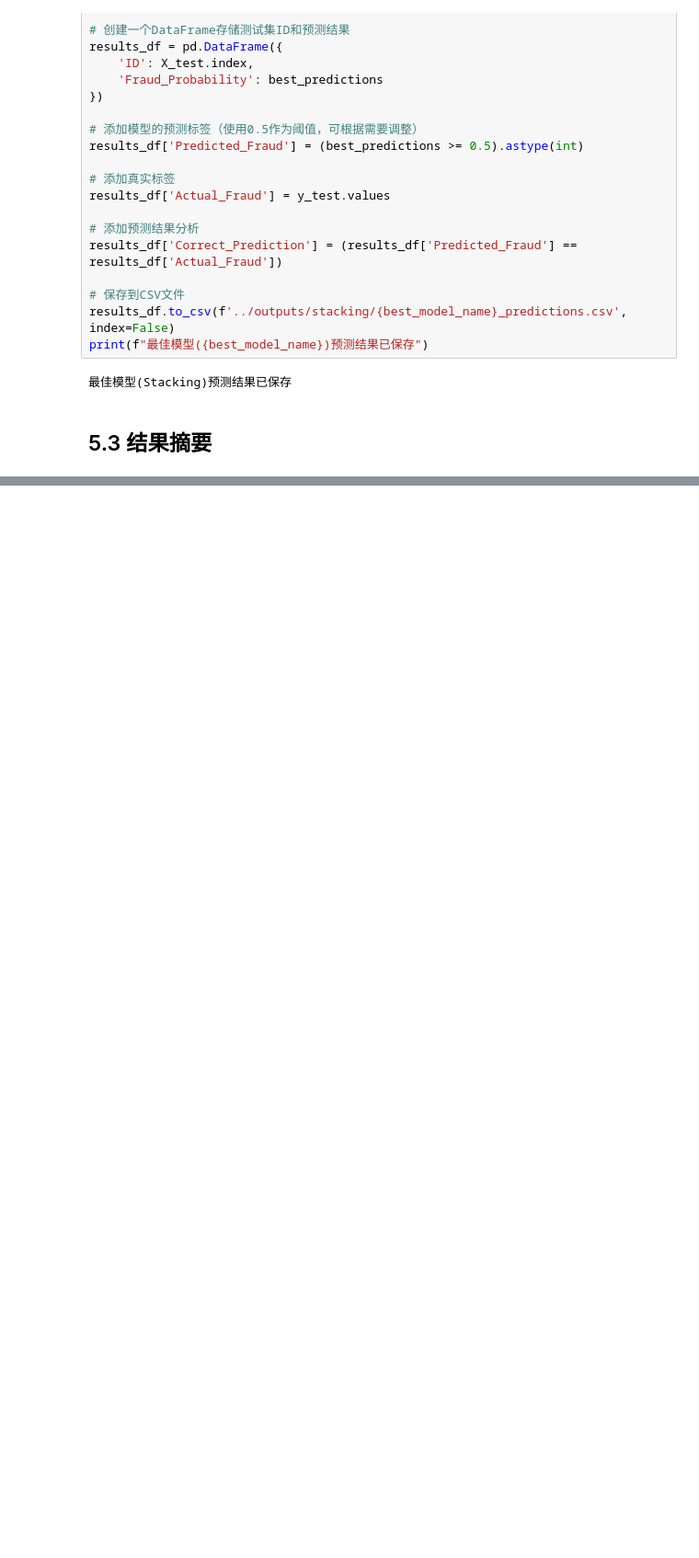
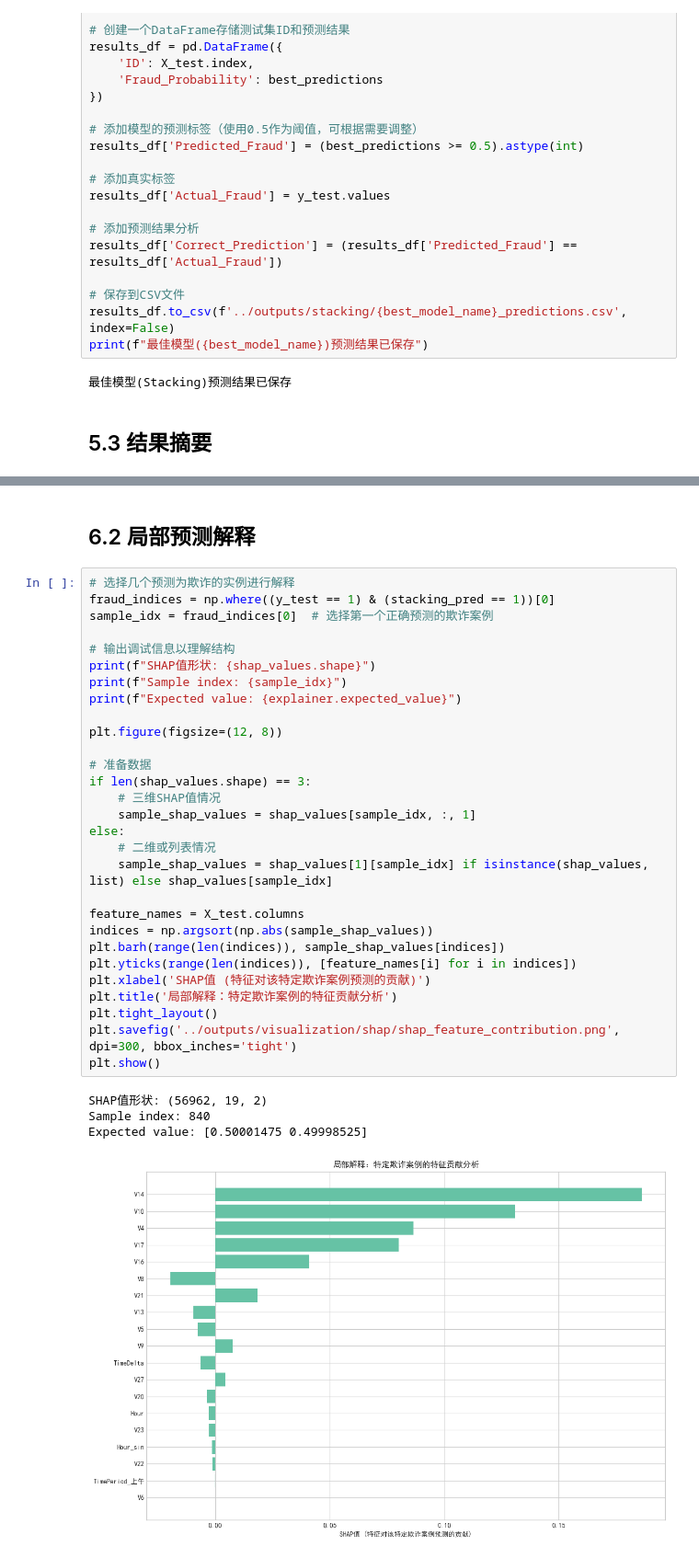
Before and after one commit to PinmogeJoshua/CreditCardFraudDetection, a Jupyter notebook: notebooks/stacking.ipynb, the cells around one changed output, grey strips where cells are left out. Shown at 92% size. Saved outputs shown, nothing was run; the diff lists cells and outputs as text; blank space fills up the shorter version.

```diff
--- a/notebooks/stacking.ipynb
+++ b/notebooks/stacking.ipynb
@@ -721,0 +762,36 @@ print("4. 考虑采用自适应阈值或代价敏感学习方法，进一步优
+# %% [markdown]
+## 6.2 局部预测解释
+# %%
+# 选择几个预测为欺诈的实例进行解释
+fraud_indices = np.where((y_test == 1) & (stacking_pred == 1))[0]
+sample_idx = fraud_indices[0]  # 选择第一个正确预测的欺诈案例
+
+# 输出调试信息以理解结构
+print(f"SHAP值形状: {shap_values.shape}")
+print(f"Sample index: {sample_idx}")
+print(f"Expected value: {explainer.expected_value}")
+
+plt.figure(figsize=(12, 8))
+
+# 准备数据
+if len(shap_values.shape) == 3:
+    # 三维SHAP值情况
+    sample_shap_values = shap_values[sample_idx, :, 1]
+else:
+    # 二维或列表情况
+    sample_shap_values = shap_values[1][sample_idx] if isinstance(shap_values, list) else shap_values[sample_idx]
+
+feature_names = X_test.columns
+indices = np.argsort(np.abs(sample_shap_values))
+plt.barh(range(len(indices)), sample_shap_values[indices])
+plt.yticks(range(len(indices)), [feature_names[i] for i in indices])
+plt.xlabel('SHAP值 (特征对该特定欺诈案例预测的贡献)')
+plt.title('局部解释：特定欺诈案例的特征贡献分析')
+plt.tight_layout()
+plt.savefig('../outputs/visualization/shap/shap_feature_contribution.png', dpi=300, bbox_inches='tight')
+plt.show()
+# %% [output]
+SHAP值形状: (56962, 19, 2)
+Sample index: 840
+Expected value: [0.50001475 0.49998525]
+[figure, added]
```
Also changed, not shown: parts of 14 cells of this notebook, 9 other files.
